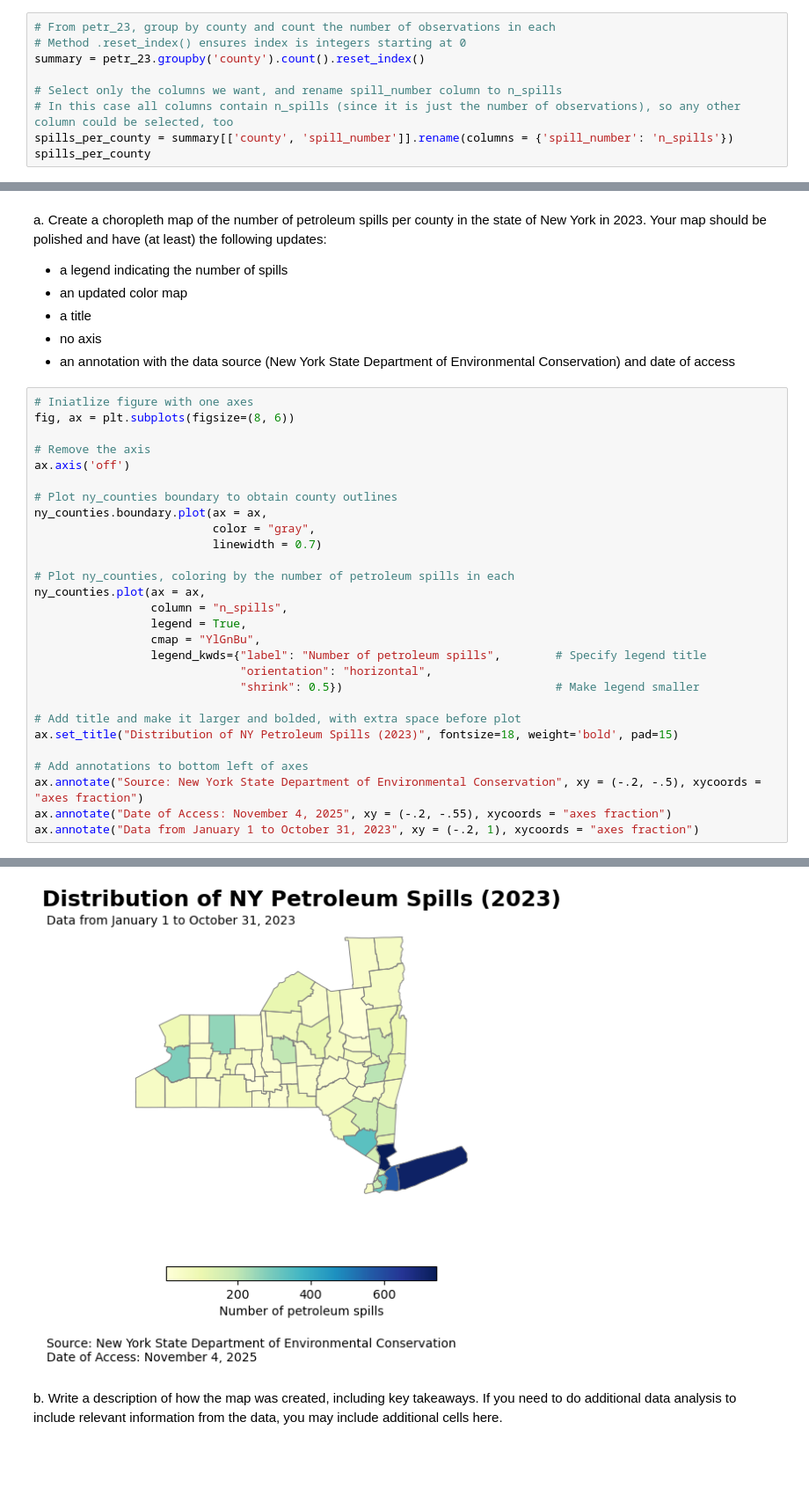
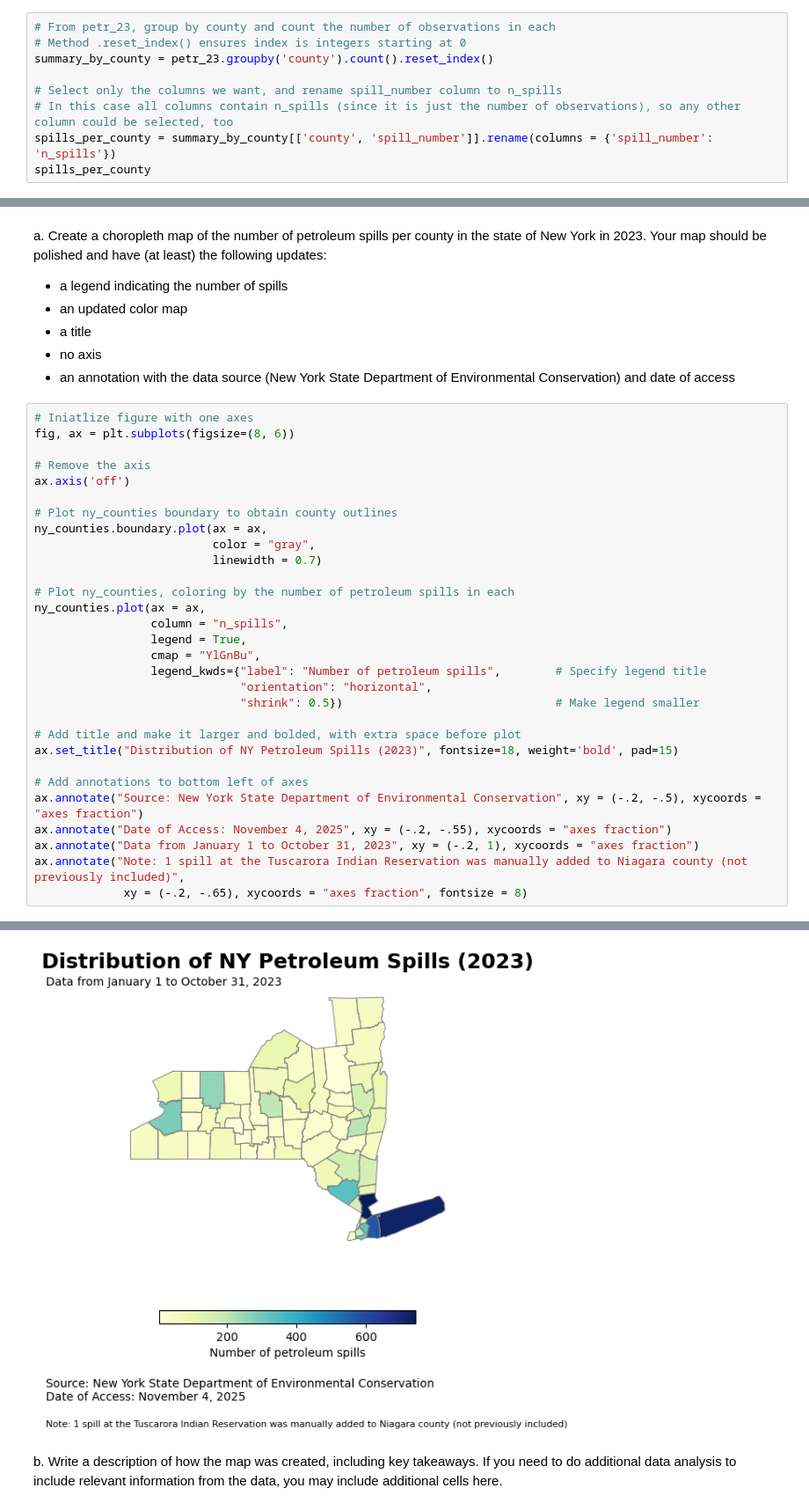
Before and after one commit to sofiasarak/eds220-hwk3, a Jupyter notebook: hwk3-task2-spills.ipynb, the cells around one changed output, grey strips where cells are left out. Shown: that part at 88% size. Drawn from its saved outputs; the diff is of its cells as text; blank space fills up the shorter version.

```diff
--- a/hwk3-task2-spills.ipynb
+++ b/hwk3-task2-spills.ipynb
@@ -300,11 +295,11 @@ You may add cells if needed.
 # %%
 # From petr_23, group by county and count the number of observations in each
 # Method .reset_index() ensures index is integers starting at 0
-summary = petr_23.groupby('county').count().reset_index()
+summary_by_county = petr_23.groupby('county').count().reset_index()
 
 # Select only the columns we want, and rename spill_number column to n_spills
 # In this case all columns contain n_spills (since it is just the number of observations), so any other column could be selected, too
-spills_per_county = summary[['county', 'spill_number']].rename(columns = {'spill_number': 'n_spills'})
+spills_per_county = summary_by_county[['county', 'spill_number']].rename(columns = {'spill_number': 'n_spills'})
 spills_per_county
 # %% [output]
 |  | county | n_spills |
@@ -651,4 +630,6 @@ ax.set_title("Distribution of NY Petroleum Spills (2023)", fontsize=18, weight='
 ax.annotate("Source: New York State Department of Environmental Conservation", xy = (-.2, -.5), xycoords = "axes fraction")
 ax.annotate("Date of Access: November 4, 2025", xy = (-.2, -.55), xycoords = "axes fraction")
 ax.annotate("Data from January 1 to October 31, 2023", xy = (-.2, 1), xycoords = "axes fraction")
+ax.annotate("Note: 1 spill at the Tuscarora Indian Reservation was manually added to Niagara county (not previously included)",
+             xy = (-.2, -.65), xycoords = "axes fraction", fontsize = 8)
 # %% [output]
@@ -656,4 +637,4 @@ Text(-0.2, 1, 'Data from January 1 to October 31, 2023')
-[figure, old version]
+[figure, new version]
 # %% [markdown]
 b. Write a description of how the map was created, including key takeaways. If you need to do additional data analysis to include relevant information from the data, you may include additional cells here.
 # %% [markdown]
```
Also changed, not shown: parts of 7 cells of this notebook, 3 other files.
